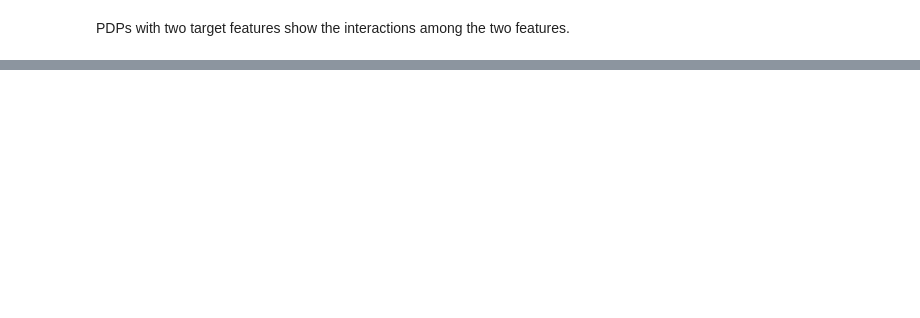
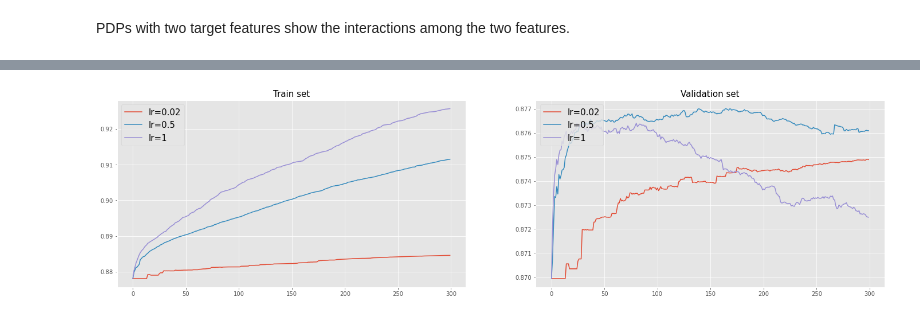
Before and after one commit to HeyLey/mcs2022-ml-pgm-spring, a Jupyter notebook: seminar09/seminar.ipynb, the cells around one changed output, grey strips where cells are left out. Cells and saved outputs as stored; diff of their text form; code cells hidden in the pictures; blank space fills up the shorter version.

```diff
--- a/seminar09/seminar.ipynb
+++ b/seminar09/seminar.ipynb
@@ -254,7 +251,7 @@ from sklearn.metrics import roc_auc_score
 # %%
 train_auc = []
 val_auc = []
-for i in tqdm_notebook(range(1, 301, 1)):
+for i in tqdm(range(1, 301, 1)):
     train_auc.append(roc_auc_score(y_train, ada.predict_proba_top_n(X_train, i)))
     val_auc.append(roc_auc_score(y_valid, ada.predict_proba_top_n(X_valid, i)))
     if i % 100 == 0:
@@ -443,0 +465,4 @@ plt.show()
+# %%
+from sklearn.tree import DecisionTreeRegressor
+
+base_estimator=DecisionTreeRegressor(max_depth=2)
@@ -443,0 +538,37 @@ plt.show()
+# %%
+model = MyGradientBoostingClassifier(
+            base_estimator=DecisionTreeRegressor(max_depth=1),
+            n_estimators=300,
+            learning_rate=0.01)
+
+model.fit(X_train, y_train)
+# %%
+plt.rcParams['figure.figsize'] = (24, 6)
+
+fig, ax = plt.subplots(1,2)
+for lr in [0.02, 0.5, 1]:
+
+    model = MyGradientBoostingClassifier(
+            base_estimator=DecisionTreeRegressor(max_depth=4),
+            n_estimators=300,
+            learning_rate=lr)
+    model.fit(X_train, y_train)
+
+    scores_train = []
+    scores_valid = []
+
+    for y_pred in model.staged_predict_proba(X_train):
+        scores_train.append(roc_auc_score(y_train, y_pred[:]))
+
+    ax[0].plot(scores_train, label='lr={}'.format(lr))
+    ax[0].set_title('Train set', size = 15)
+    ax[0].legend(loc = 'upper left', prop={'size': 15})
+
+    for y_pred in model.staged_predict_proba(X_valid):
+        scores_valid.append(roc_auc_score(y_valid, y_pred[:]))
+
+    ax[1].plot(scores_valid, label='lr={}'.format(lr))
+    ax[1].set_title('Validation set', size = 15)
+    ax[1].legend(loc = 'upper left', prop={'size': 15})
+# %% [output]
+[figure, added]
```
Also changed, not shown: parts of 12 cells of this notebook.
